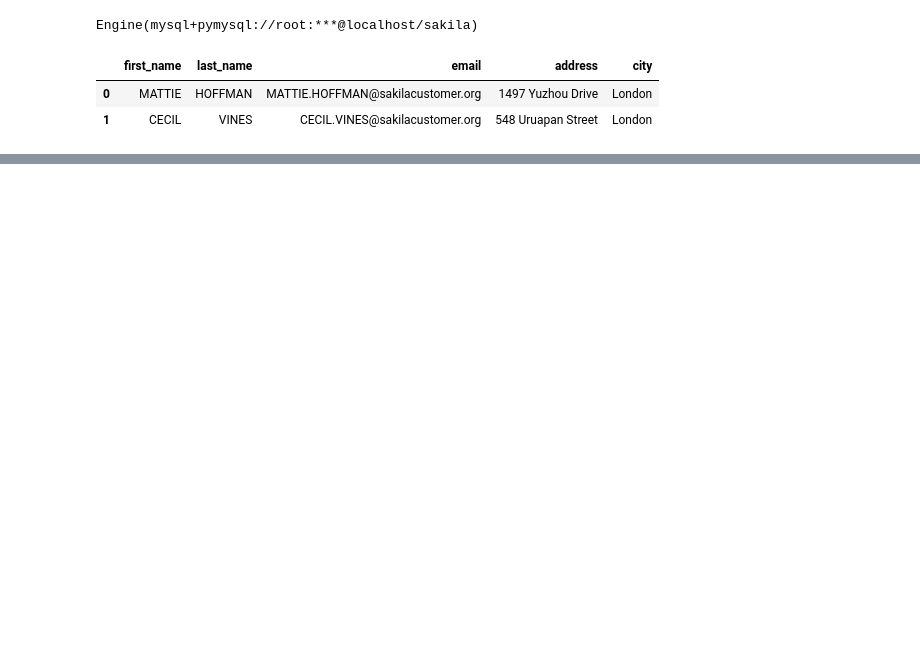
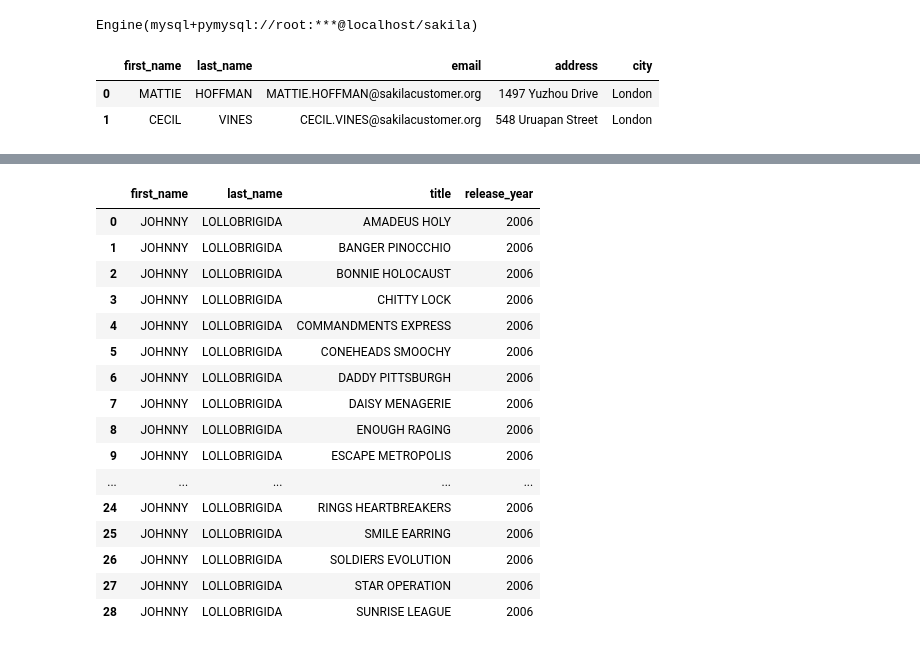
Before and after one commit to Ajlackey8/Sakila, a Jupyter notebook: Sakila.ipynb, the cells around one changed output, grey strips where cells are left out. Drawn from its saved outputs; the diff is of its cells as text; code cells hidden in the pictures; blank space fills up the shorter version.

```diff
--- a/Sakila.ipynb
+++ b/Sakila.ipynb
@@ -27,0 +54,27 @@ pd.read_sql(q, engine)
+# %%
+#What query would you run to get all the films Johnny Lollobrigida was in?
+#return last name, film title, and relase year
+q = """
+select a.first_name, a.last_name, f.title, f.release_year from actor as a
+join film_actor as fa on a.actor_id = fa.actor_id
+join film as f on fa.film_id = f.film_id
+where a.first_name = 'Johnny' and a.last_name = 'Lollobrigida';"""
+pd.read_sql(q, engine)
+# %% [output]
+|  | first_name | last_name | title | release_year |
+| 0 | JOHNNY | LOLLOBRIGIDA | AMADEUS HOLY | 2006 |
+| 1 | JOHNNY | LOLLOBRIGIDA | BANGER PINOCCHIO | 2006 |
+| 2 | JOHNNY | LOLLOBRIGIDA | BONNIE HOLOCAUST | 2006 |
+| 3 | JOHNNY | LOLLOBRIGIDA | CHITTY LOCK | 2006 |
+| 4 | JOHNNY | LOLLOBRIGIDA | COMMANDMENTS EXPRESS | 2006 |
+| 5 | JOHNNY | LOLLOBRIGIDA | CONEHEADS SMOOCHY | 2006 |
+| 6 | JOHNNY | LOLLOBRIGIDA | DADDY PITTSBURGH | 2006 |
+| 7 | JOHNNY | LOLLOBRIGIDA | DAISY MENAGERIE | 2006 |
+| 8 | JOHNNY | LOLLOBRIGIDA | ENOUGH RAGING | 2006 |
+| 9 | JOHNNY | LOLLOBRIGIDA | ESCAPE METROPOLIS | 2006 |
+| ... | ... | ... | ... | ... |
+| 24 | JOHNNY | LOLLOBRIGIDA | RINGS HEARTBREAKERS | 2006 |
+| 25 | JOHNNY | LOLLOBRIGIDA | SMILE EARRING | 2006 |
+| 26 | JOHNNY | LOLLOBRIGIDA | SOLDIERS EVOLUTION | 2006 |
+| 27 | JOHNNY | LOLLOBRIGIDA | STAR OPERATION | 2006 |
+| 28 | JOHNNY | LOLLOBRIGIDA | SUNRISE LEAGUE | 2006 |
```
Also changed, not shown: parts of 4 cells of this notebook.
